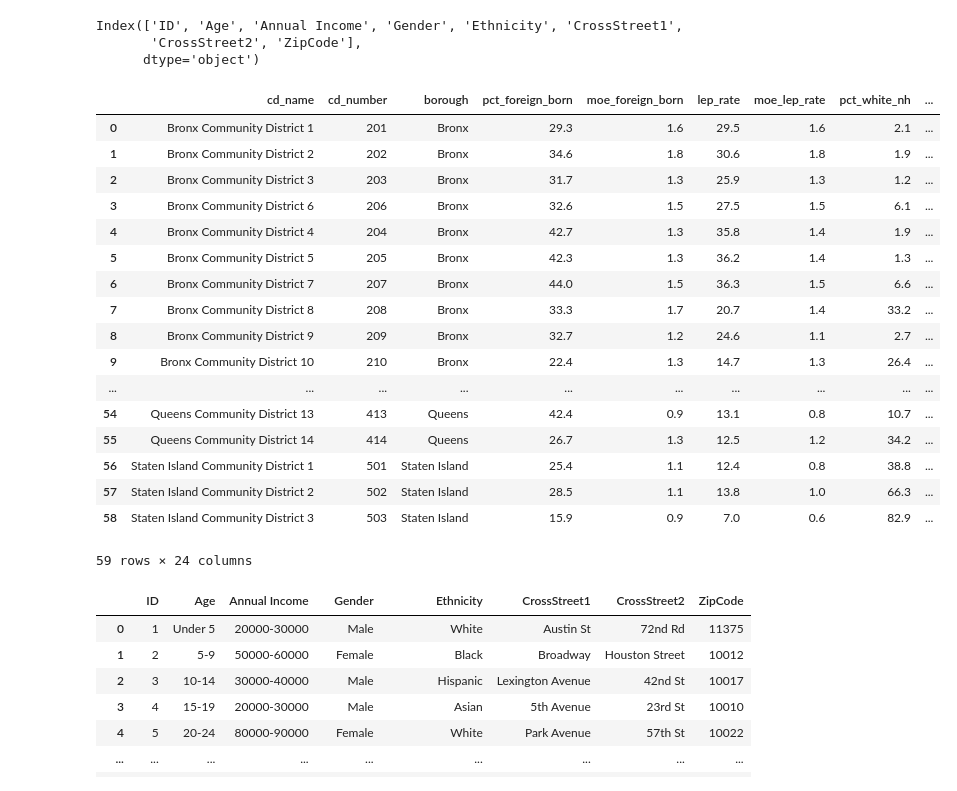
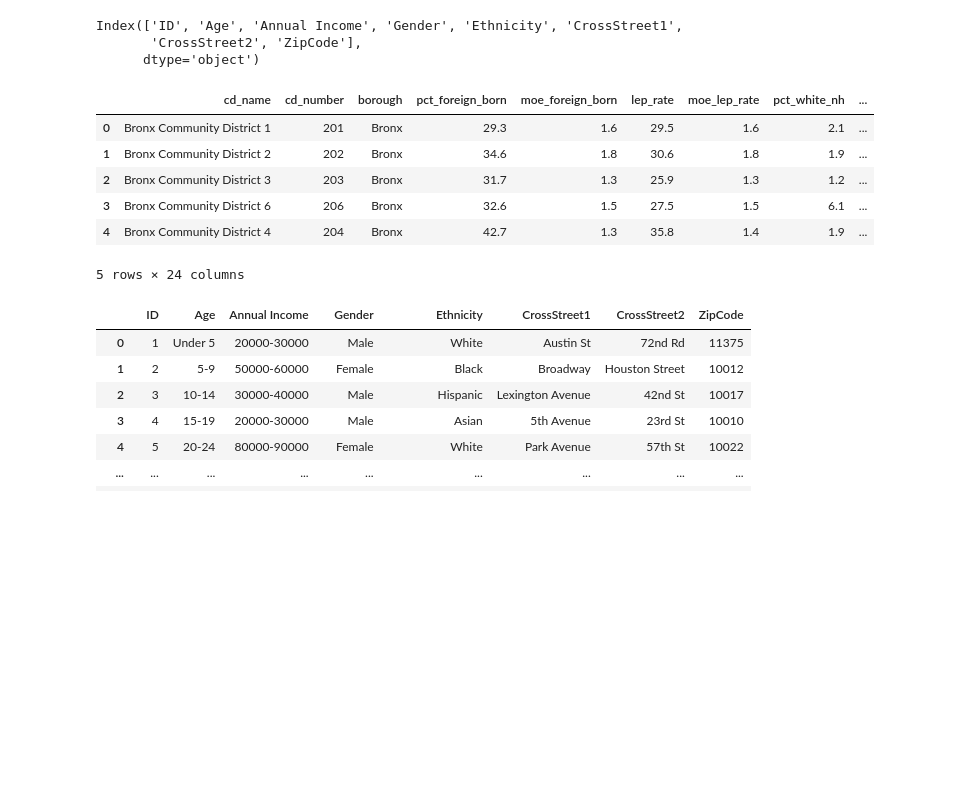
Before and after one commit to haolinwangbb/CommunityComparisonEngine, a Jupyter notebook: Comparison Engine.ipynb, the cells around one changed output. Drawn from its saved outputs; the diff is of its cells as text; code cells hidden in the pictures; blank space fills up the shorter version.

```diff
--- a/Comparison Engine.ipynb
+++ b/Comparison Engine.ipynb
@@ -68,26 +68,15 @@ Index(['ID', 'Age', 'Annual Income', 'Gender', 'Ethnicity', 'CrossStreet1',
        'CrossStreet2', 'ZipCode'],
       dtype='object')
 # %%
-population_data
+population_data.head()
 # %% [output]
 |  | cd_name | cd_number | borough | pct_foreign_born | moe_foreign_born | lep_rate | moe_lep_rate | pct_white_nh | ... |
 | 0 | Bronx Community District 1 | 201 | Bronx | 29.3 | 1.6 | 29.5 | 1.6 | 2.1 | ... |
 | 1 | Bronx Community District 2 | 202 | Bronx | 34.6 | 1.8 | 30.6 | 1.8 | 1.9 | ... |
 | 2 | Bronx Community District 3 | 203 | Bronx | 31.7 | 1.3 | 25.9 | 1.3 | 1.2 | ... |
 | 3 | Bronx Community District 6 | 206 | Bronx | 32.6 | 1.5 | 27.5 | 1.5 | 6.1 | ... |
 | 4 | Bronx Community District 4 | 204 | Bronx | 42.7 | 1.3 | 35.8 | 1.4 | 1.9 | ... |
-| 5 | Bronx Community District 5 | 205 | Bronx | 42.3 | 1.3 | 36.2 | 1.4 | 1.3 | ... |
-| 6 | Bronx Community District 7 | 207 | Bronx | 44.0 | 1.5 | 36.3 | 1.5 | 6.6 | ... |
-| 7 | Bronx Community District 8 | 208 | Bronx | 33.3 | 1.7 | 20.7 | 1.4 | 33.2 | ... |
-| 8 | Bronx Community District 9 | 209 | Bronx | 32.7 | 1.2 | 24.6 | 1.1 | 2.7 | ... |
-| 9 | Bronx Community District 10 | 210 | Bronx | 22.4 | 1.3 | 14.7 | 1.3 | 26.4 | ... |
-| ... | ... | ... | ... | ... | ... | ... | ... | ... | ... |
-| 54 | Queens Community District 13 | 413 | Queens | 42.4 | 0.9 | 13.1 | 0.8 | 10.7 | ... |
-| 55 | Queens Community District 14 | 414 | Queens | 26.7 | 1.3 | 12.5 | 1.2 | 34.2 | ... |
-| 56 | Staten Island Community District 1 | 501 | Staten Island | 25.4 | 1.1 | 12.4 | 0.8 | 38.8 | ... |
-| 57 | Staten Island Community District 2 | 502 | Staten Island | 28.5 | 1.1 | 13.8 | 1.0 | 66.3 | ... |
-| 58 | Staten Island Community District 3 | 503 | Staten Island | 15.9 | 0.9 | 7.0 | 0.6 | 82.9 | ... |
-59 rows × 24 columns
+5 rows × 24 columns
 # %%
 #change datatype from Object to category
 sample_input.dropna(subset=['ID'], inplace=True)
```
Also changed, not shown: parts of 13 cells of this notebook.
